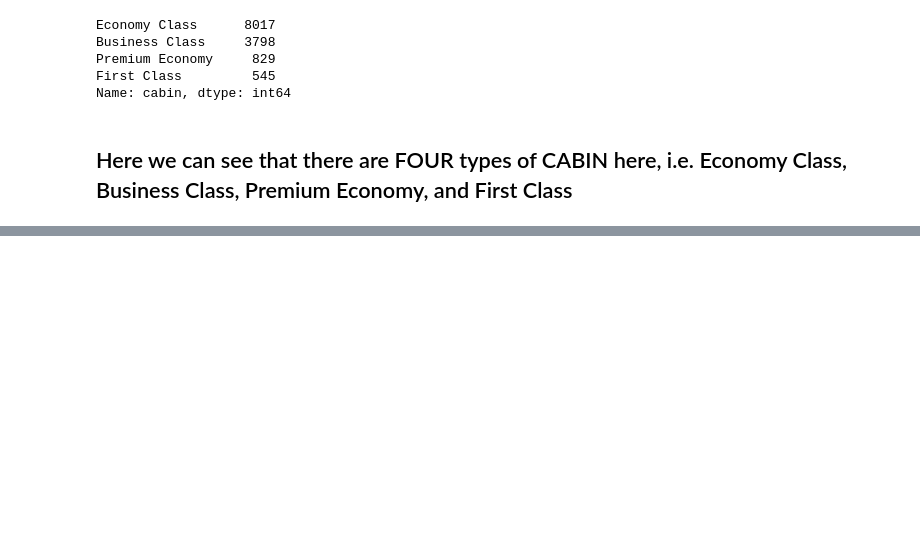
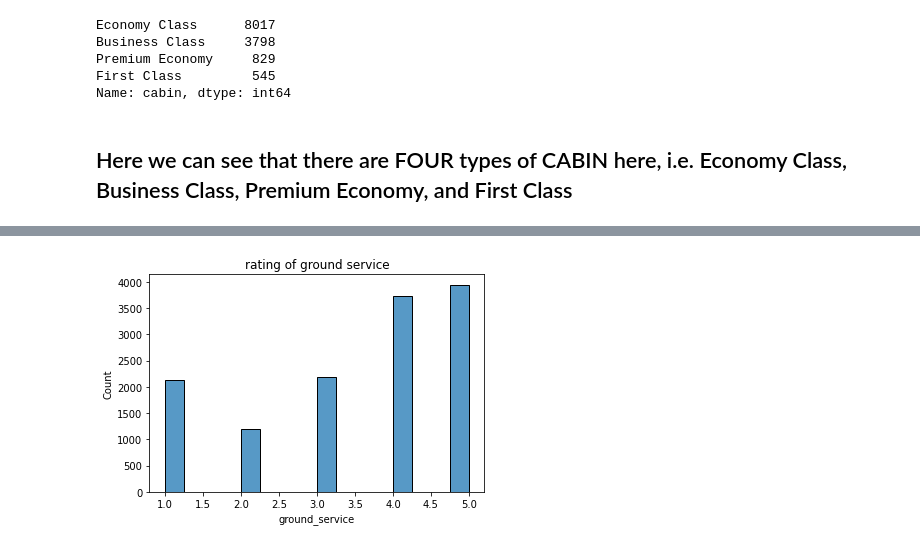
Before and after one commit to amanSing-h/Data-Airline-Reviews-Project, a Jupyter notebook: Data_Airline_Reviews.ipynb, the cells around one changed output, grey strips where cells are left out. Saved outputs shown, nothing was run; the diff lists cells and outputs as text; code cells hidden in the pictures; blank space fills up the shorter version.

```diff
--- a/Data_Airline_Reviews.ipynb
+++ b/Data_Airline_Reviews.ipynb
@@ -314,0 +486,7 @@ Name: cabin, dtype: int64
+# %%
+# Now we will  be working on ground services
+sn.histplot(df.ground_service)
+plt.title("rating of ground service")
+plt.show()
+# %% [output]
+[figure, added]
```
Also changed, not shown: parts of 35 cells of this notebook.
